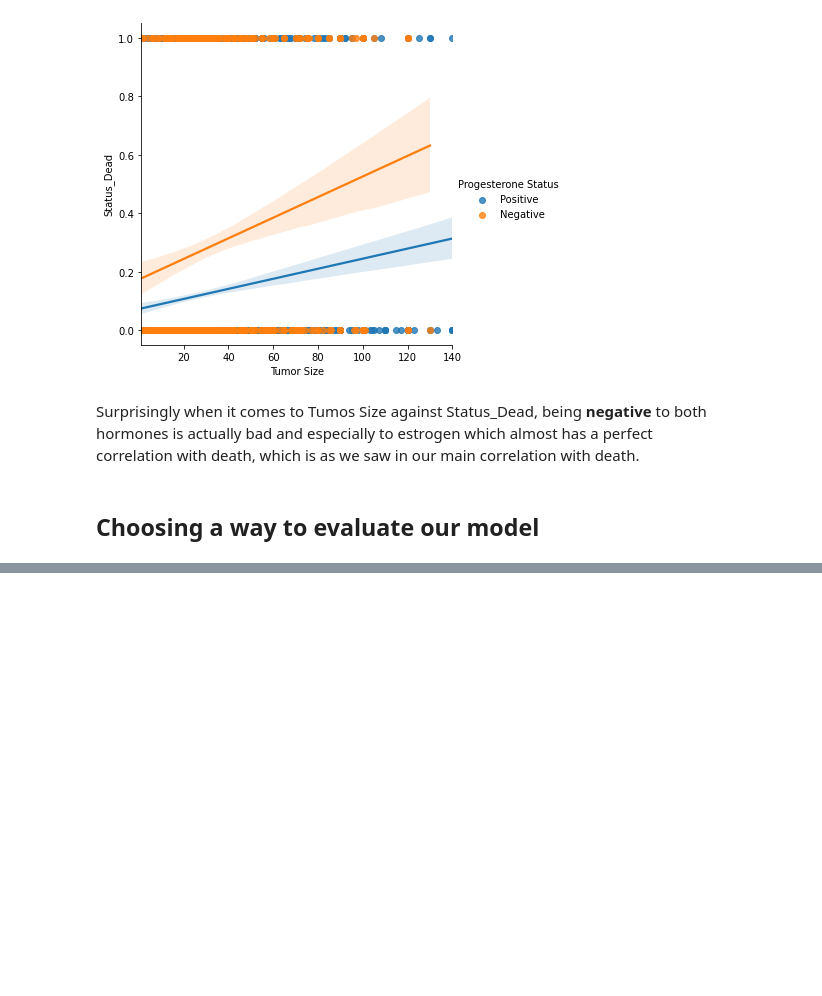
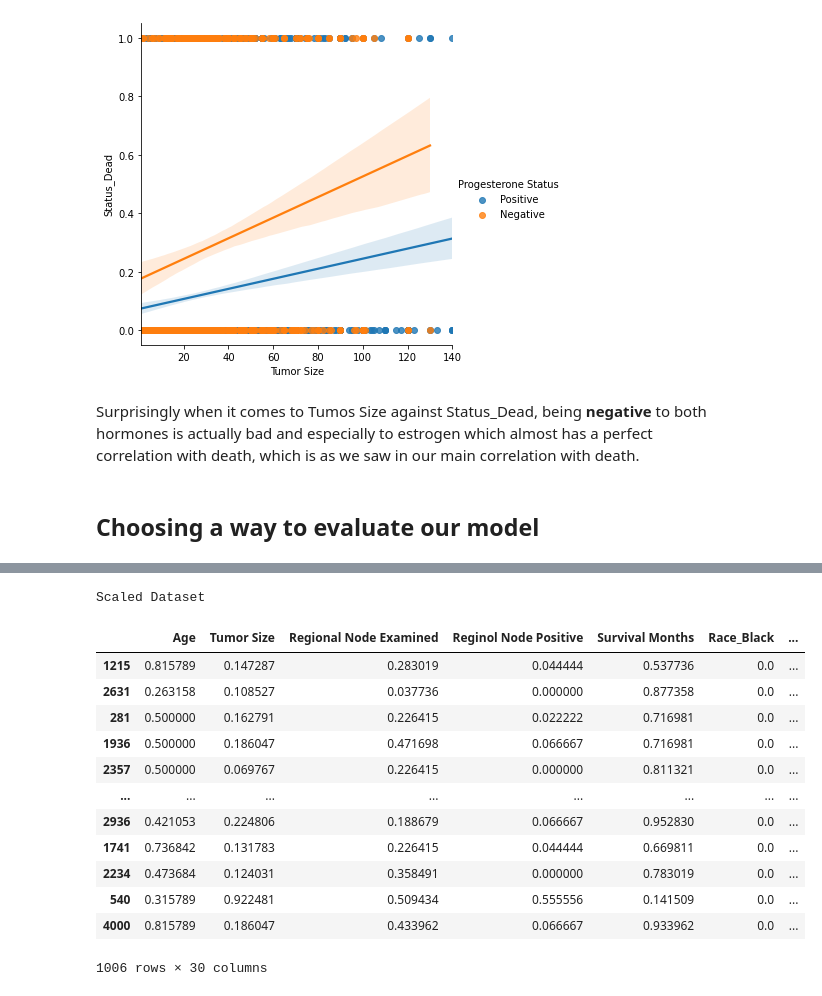
Before and after one commit to MayaHayat/BreastCancer_Classification, a Jupyter notebook: Breast Cancer.ipynb, the cells around one changed output, grey strips where cells are left out. Saved outputs shown, nothing was run; the diff lists cells and outputs as text; code cells hidden in the pictures; blank space fills up the shorter version.

```diff
--- a/Breast Cancer.ipynb
+++ b/Breast Cancer.ipynb
@@ -736,0 +704,21 @@ After having splitting our data into 75% train and 25% test data, we have normal
+# %%
+df = x_test.drop(['Marital Status_Divorced', 'Marital Status_Married (including common law)', 'Marital Status_Separated', 'Marital Status_Single (never married)', 'Marital Status_Widowed'], axis=1)
+df_xtest_norm = (df-df.min())/(df.max()-df.min())
+
+print("Scaled Dataset")
+df_xtest_norm
+# %% [output]
+Scaled Dataset
+|  | Age | Tumor Size | Regional Node Examined | Reginol Node Positive | Survival Months | Race_Black | ... |
+| 1215 | 0.815789 | 0.147287 | 0.283019 | 0.044444 | 0.537736 | 0.0 | ... |
+| 2631 | 0.263158 | 0.108527 | 0.037736 | 0.000000 | 0.877358 | 0.0 | ... |
+| 281 | 0.500000 | 0.162791 | 0.226415 | 0.022222 | 0.716981 | 0.0 | ... |
+| 1936 | 0.500000 | 0.186047 | 0.471698 | 0.066667 | 0.716981 | 0.0 | ... |
+| 2357 | 0.500000 | 0.069767 | 0.226415 | 0.000000 | 0.811321 | 0.0 | ... |
+| ... | ... | ... | ... | ... | ... | ... | ... |
+| 2936 | 0.421053 | 0.224806 | 0.188679 | 0.066667 | 0.952830 | 0.0 | ... |
+| 1741 | 0.736842 | 0.131783 | 0.226415 | 0.044444 | 0.669811 | 0.0 | ... |
+| 2234 | 0.473684 | 0.124031 | 0.358491 | 0.000000 | 0.783019 | 0.0 | ... |
+| 540 | 0.315789 | 0.922481 | 0.509434 | 0.555556 | 0.141509 | 0.0 | ... |
+| 4000 | 0.815789 | 0.186047 | 0.433962 | 0.066667 | 0.933962 | 0.0 | ... |
+1006 rows × 30 columns
```
Also changed, not shown: parts of 66 cells of this notebook.
